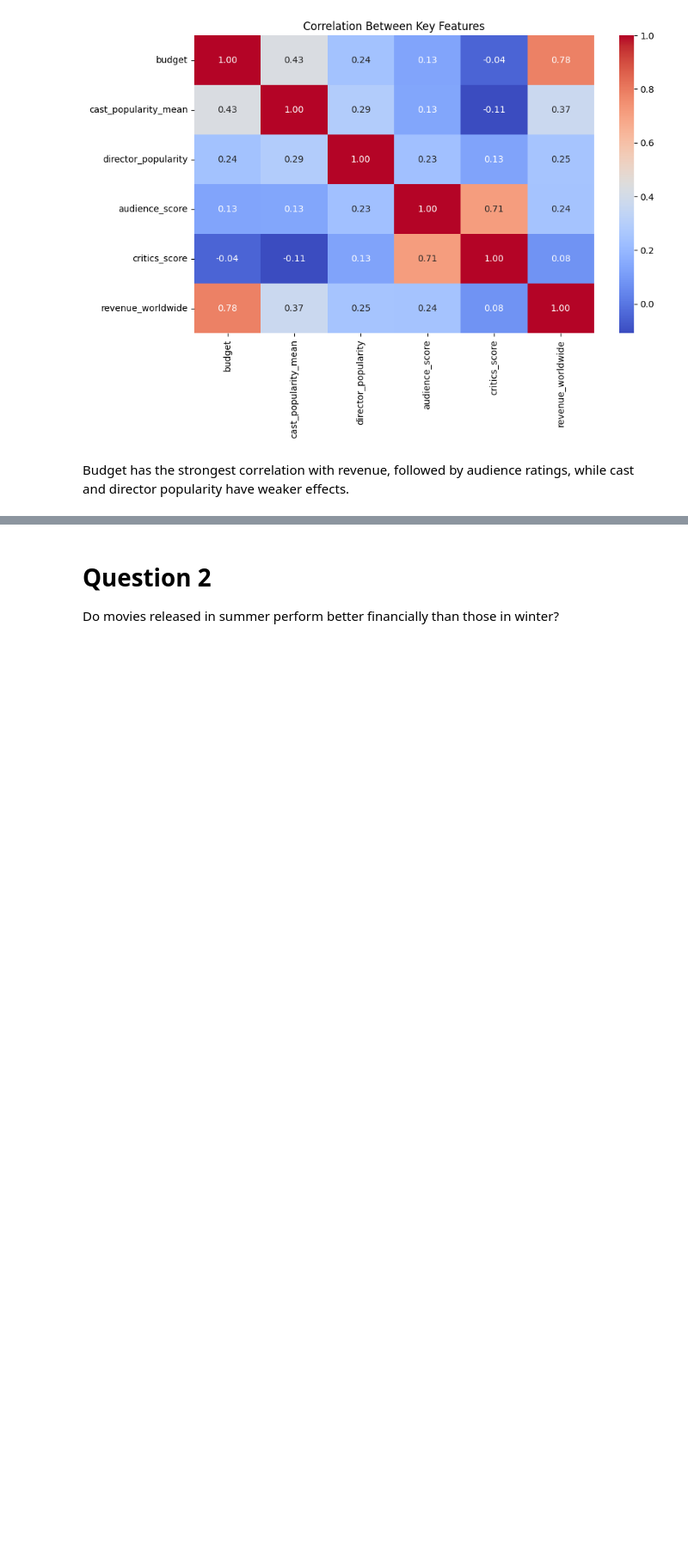
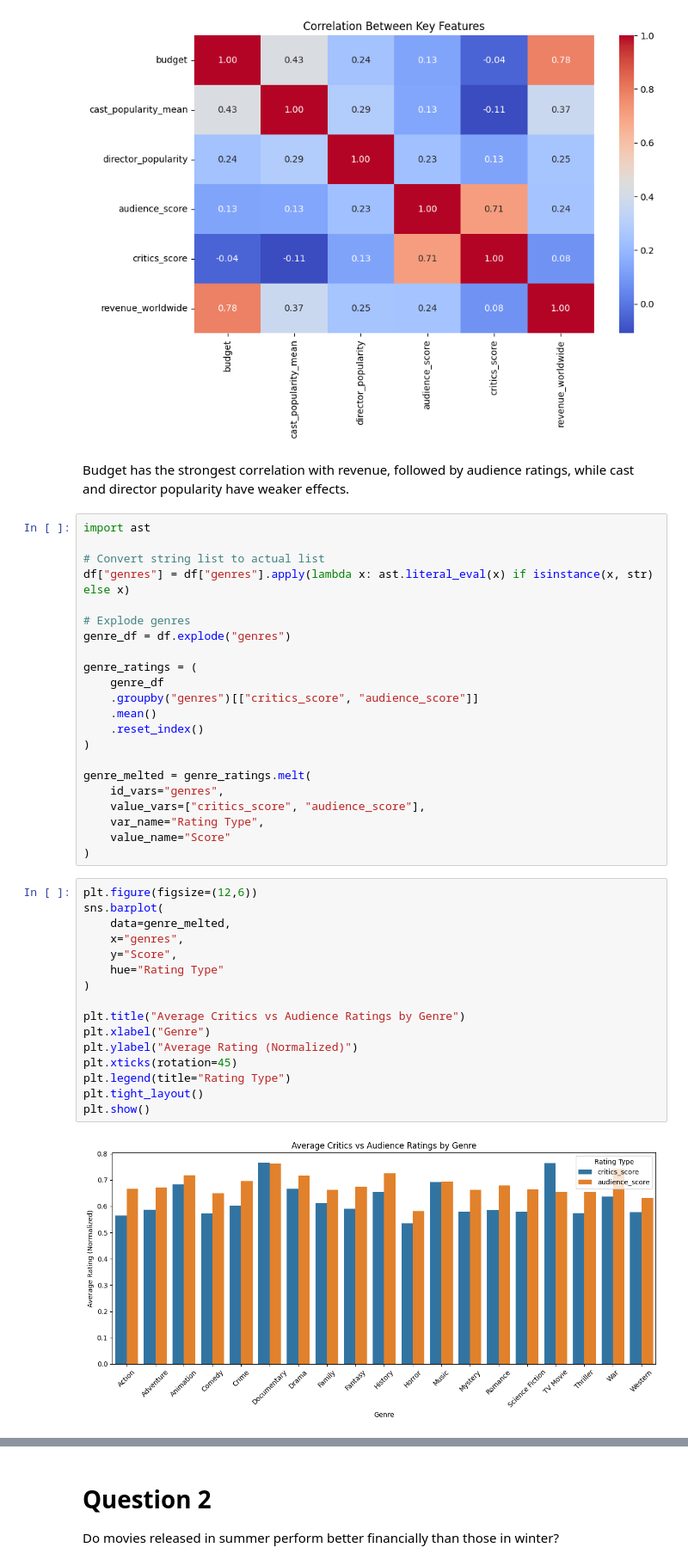
Before and after one commit to Darth-218/entertainment-analysis, a Jupyter notebook: notebooks/03-visualization.ipynb, the cells around one changed output, grey strips where cells are left out. Shown: that part at 86% size. Saved outputs shown, nothing was run; the diff lists cells and outputs as text; blank space fills up the shorter version.

```diff
--- a/notebooks/03-visualization.ipynb
+++ b/notebooks/03-visualization.ipynb
@@ -95,5 +100,45 @@ plt.title("Correlation Between Key Features")
 plt.show()
 # %% [output]
 [figure]
-# %% [markdown]
-Budget has the strongest correlation with revenue, followed by audience ratings, while cast and director popularity have weaker effects.
+# %% [markdown]
+Budget has the strongest correlation with revenue, followed by audience ratings, while cast and director popularity have weaker effects.
+# %%
+import ast
+
+# Convert string list to actual list
+df["genres"] = df["genres"].apply(lambda x: ast.literal_eval(x) if isinstance(x, str) else x)
+
+# Explode genres
+genre_df = df.explode("genres")
+
+genre_ratings = (
+    genre_df
+    .groupby("genres")[["critics_score", "audience_score"]]
+    .mean()
+    .reset_index()
+)
+
+genre_melted = genre_ratings.melt(
+    id_vars="genres",
+    value_vars=["critics_score", "audience_score"],
+    var_name="Rating Type",
+    value_name="Score"
+)
+# %%
+plt.figure(figsize=(12,6))
+sns.barplot(
+    data=genre_melted,
+    x="genres",
+    y="Score",
+    hue="Rating Type"
+)
+
+plt.title("Average Critics vs Audience Ratings by Genre")
+plt.xlabel("Genre")
+plt.ylabel("Average Rating (Normalized)")
+plt.xticks(rotation=45)
+plt.legend(title="Rating Type")
+plt.tight_layout()
+plt.show()
+# %% [output]
+[figure, added]
```
Also changed, not shown: parts of 3 cells of this notebook.
